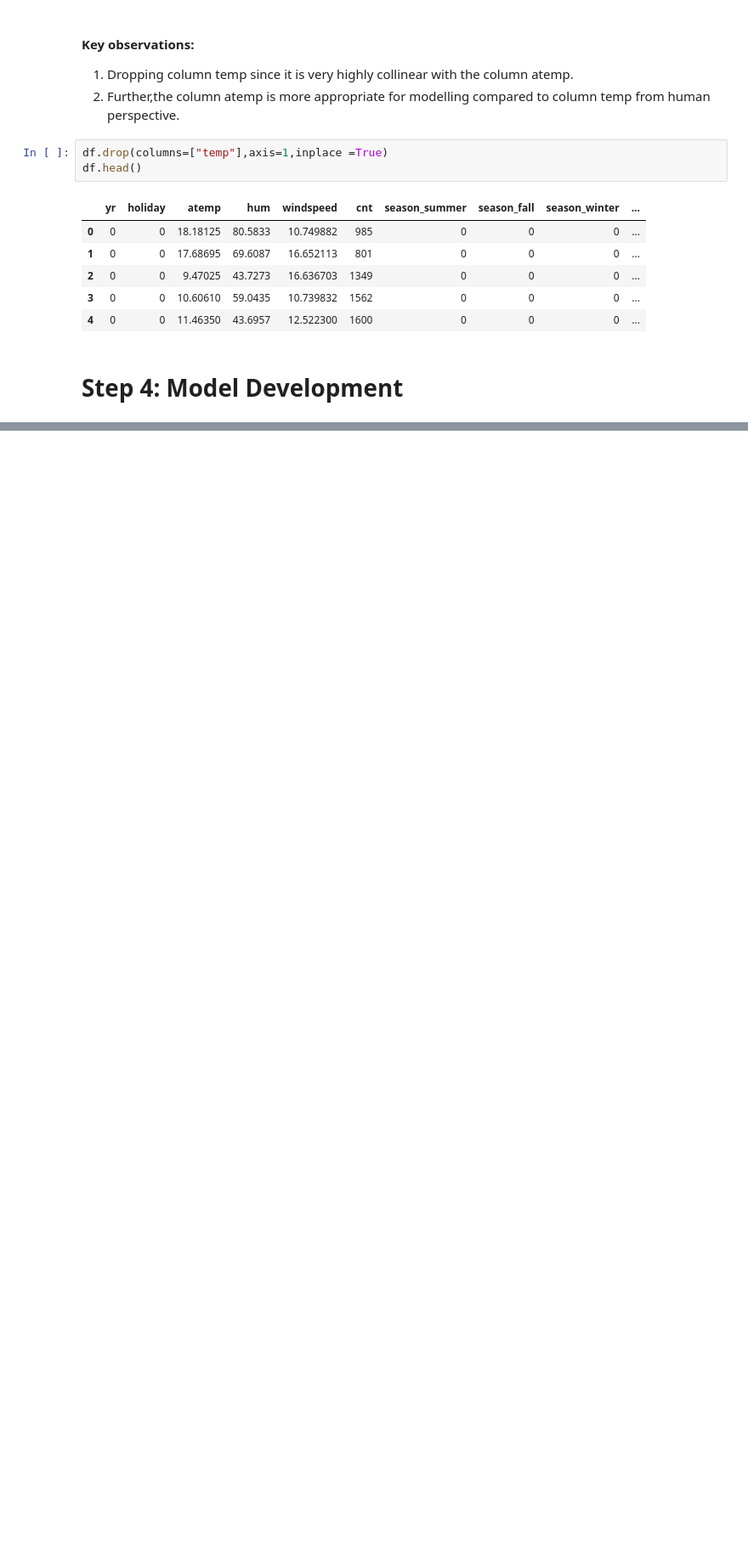
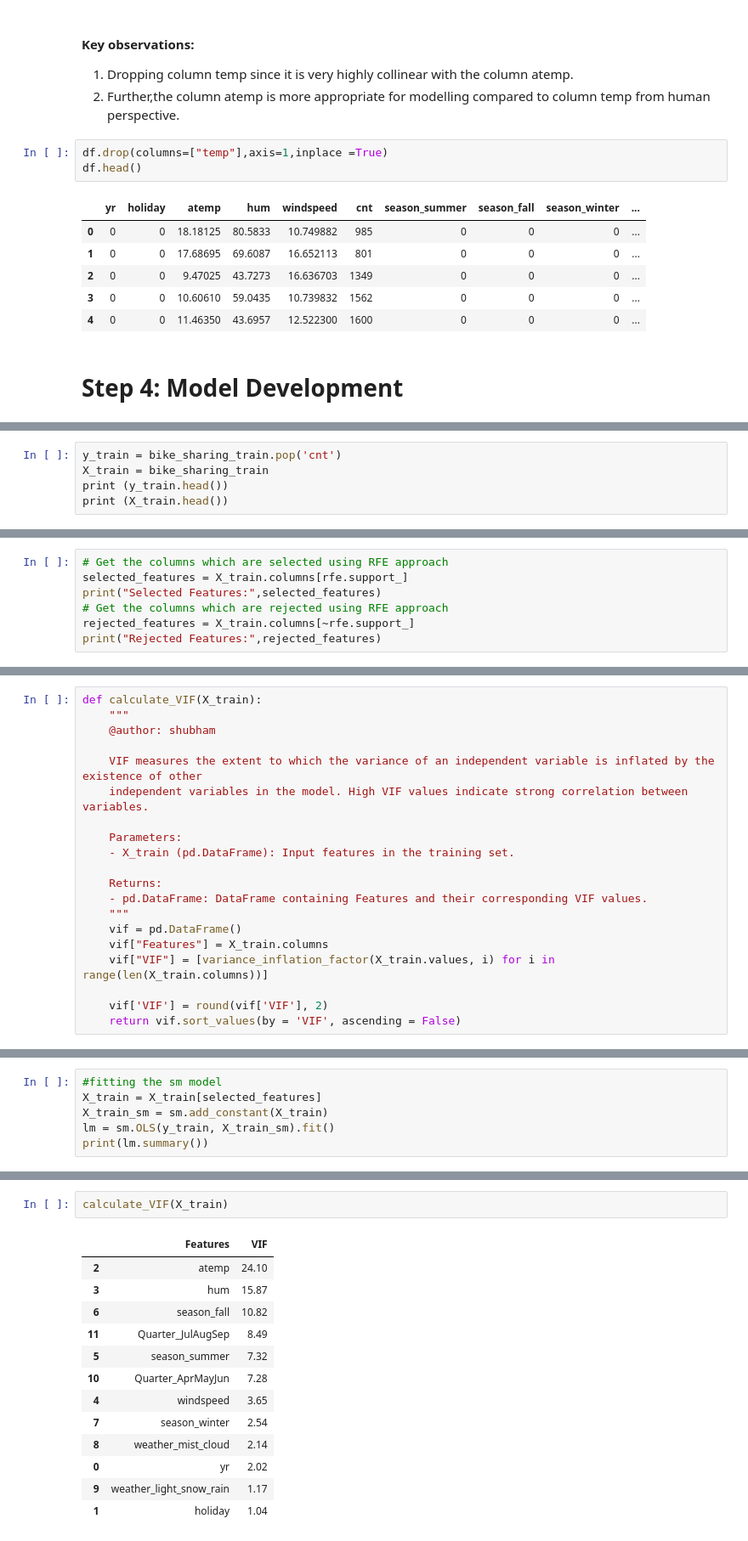
Before and after one commit to andysharma1997/bike_share_analysis_lr, a Jupyter notebook: shubham.ipynb, the cells around one changed output, grey strips where cells are left out. Shown: that part at 85% size. Saved outputs shown, nothing was run; the diff lists cells and outputs as text; blank space fills up the shorter version.

```diff
--- a/shubham.ipynb
+++ b/shubham.ipynb
@@ -338,0 +382,5 @@ Split the dataset into training and testing subsets, typically using 70-30 split
+# %%
+y_train = bike_sharing_train.pop('cnt')
+X_train = bike_sharing_train
+print (y_train.head())
+print (X_train.head())
@@ -338,0 +437,7 @@ Split the dataset into training and testing subsets, typically using 70-30 split
+# %%
+# Get the columns which are selected using RFE approach
+selected_features = X_train.columns[rfe.support_]
+print("Selected Features:",selected_features)
+# Get the columns which are rejected using RFE approach
+rejected_features = X_train.columns[~rfe.support_]
+print("Rejected Features:",rejected_features)
@@ -338,0 +453,20 @@ Split the dataset into training and testing subsets, typically using 70-30 split
+# %%
+def calculate_VIF(X_train):
+    """
+    @author: shubham
+
+    VIF measures the extent to which the variance of an independent variable is inflated by the existence of other
+    independent variables in the model. High VIF values indicate strong correlation between variables.
+
+    Parameters:
+    - X_train (pd.DataFrame): Input features in the training set.
+
+    Returns:
+    - pd.DataFrame: DataFrame containing Features and their corresponding VIF values.
+    """
+    vif = pd.DataFrame()
+    vif["Features"] = X_train.columns
+    vif["VIF"] = [variance_inflation_factor(X_train.values, i) for i in range(len(X_train.columns))]
+
+    vif['VIF'] = round(vif['VIF'], 2)
+    return vif.sort_values(by = 'VIF', ascending = False)
@@ -338,0 +488,6 @@ Split the dataset into training and testing subsets, typically using 70-30 split
+# %%
+#fitting the sm model
+X_train = X_train[selected_features]
+X_train_sm = sm.add_constant(X_train)
+lm = sm.OLS(y_train, X_train_sm).fit()
+print(lm.summary())
@@ -338,0 +512,16 @@ Split the dataset into training and testing subsets, typically using 70-30 split
+# %%
+calculate_VIF(X_train)
+# %% [output]
+|  | Features | VIF |
+| 2 | atemp | 24.10 |
+| 3 | hum | 15.87 |
+| 6 | season_fall | 10.82 |
+| 11 | Quarter_JulAugSep | 8.49 |
+| 5 | season_summer | 7.32 |
+| 10 | Quarter_AprMayJun | 7.28 |
+| 4 | windspeed | 3.65 |
+| 7 | season_winter | 2.54 |
+| 8 | weather_mist_cloud | 2.14 |
+| 0 | yr | 2.02 |
+| 9 | weather_light_snow_rain | 1.17 |
+| 1 | holiday | 1.04 |
```
Also changed, not shown: parts of 20 cells of this notebook.
